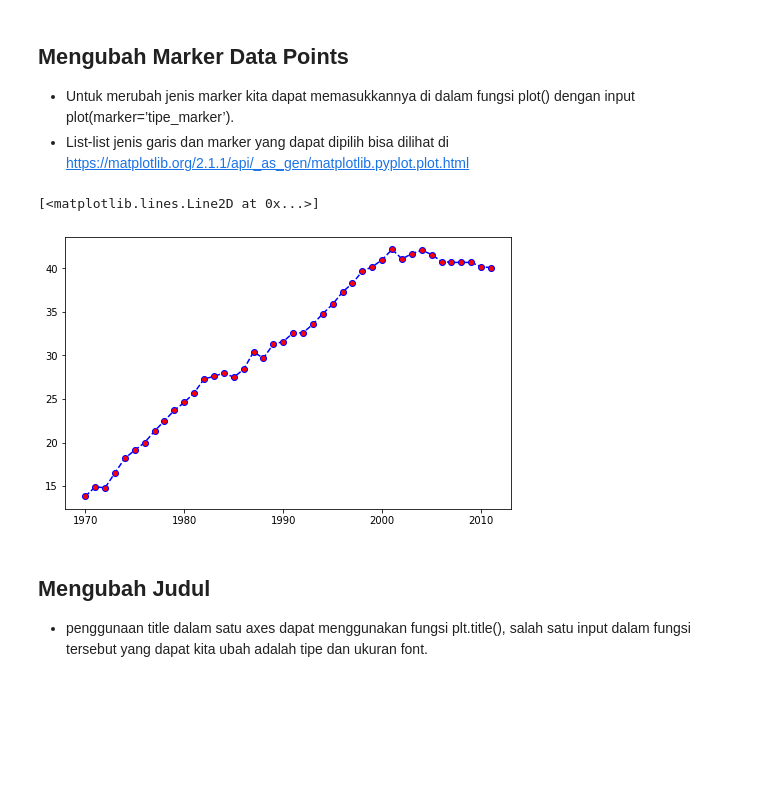
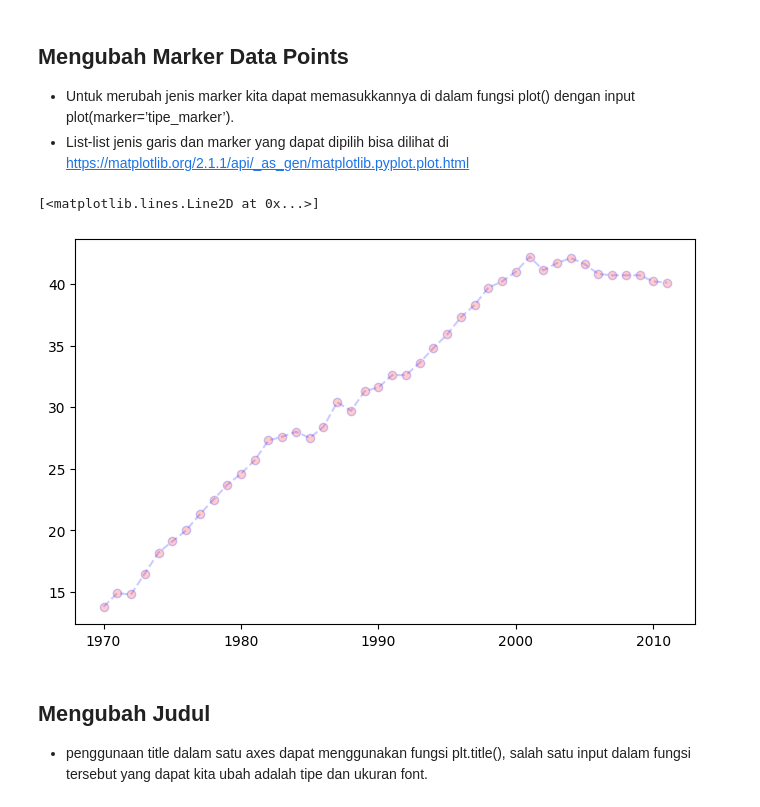
Before and after one commit to AgungHari/Rakamin_HW_DataVisualization, a Jupyter notebook: Rakamin_Data_Visualization_Advance_Plot.ipynb, the cells around one changed output. Drawn from its saved outputs; the diff is of its cells as text; code cells hidden in the pictures; blank space fills up the shorter version.

```diff
--- a/Rakamin_Data_Visualization_Advance_Plot.ipynb
+++ b/Rakamin_Data_Visualization_Advance_Plot.ipynb
@@ -24,6 +24,5 @@ sns.__version__
 # %%
-filepath = "drive/My Drive/Colab Notebooks/dataset/percent-bachelors-degrees-women-usa.csv"
-df = pd.read_csv(filepath)
+df = pd.read_csv(r'dataset\percent-bachelors-degrees-women-usa.csv')
 # %%
 df.head()
 # %% [output]
@@ -90,10 +89,10 @@ ax.plot(df['Year'], df['Physical Sciences'], color='blue', linestyle='--')
 - List-list jenis garis dan marker yang dapat dipilih bisa dilihat di https://matplotlib.org/2.1.1/api/_as_gen/matplotlib.pyplot.plot.html
 # %%
 fig, ax =  plt.subplots(1,1, figsize=(8,5))
-ax.plot(df['Year'], df['Physical Sciences'], color='blue', linestyle='--', marker='o', markerfacecolor='red')
+ax.plot(df['Year'], df['Physical Sciences'], color='blue', linestyle='--', marker='o', markerfacecolor='red', alpha=0.2)
 # %% [output]
 [<matplotlib.lines.Line2D at 0x...>]
-[figure, old version]
+[figure, new version]
 # %% [markdown]
 ## Mengubah Judul
 - penggunaan title dalam satu axes dapat menggunakan fungsi plt.title(), salah satu input dalam fungsi tersebut yang dapat kita ubah adalah tipe dan ukuran font.
```
Also changed, not shown: parts of 21 cells of this notebook, 4 other files.
